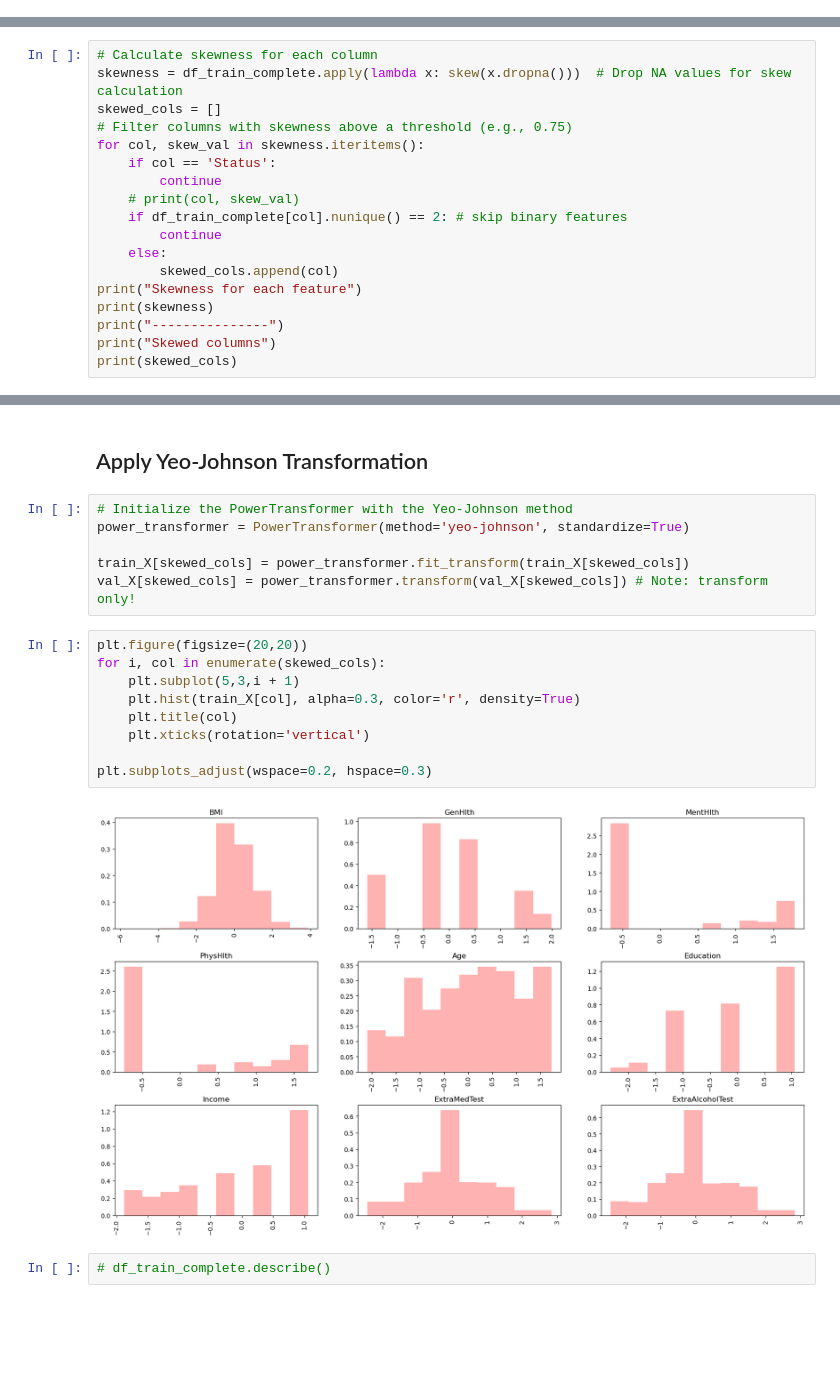
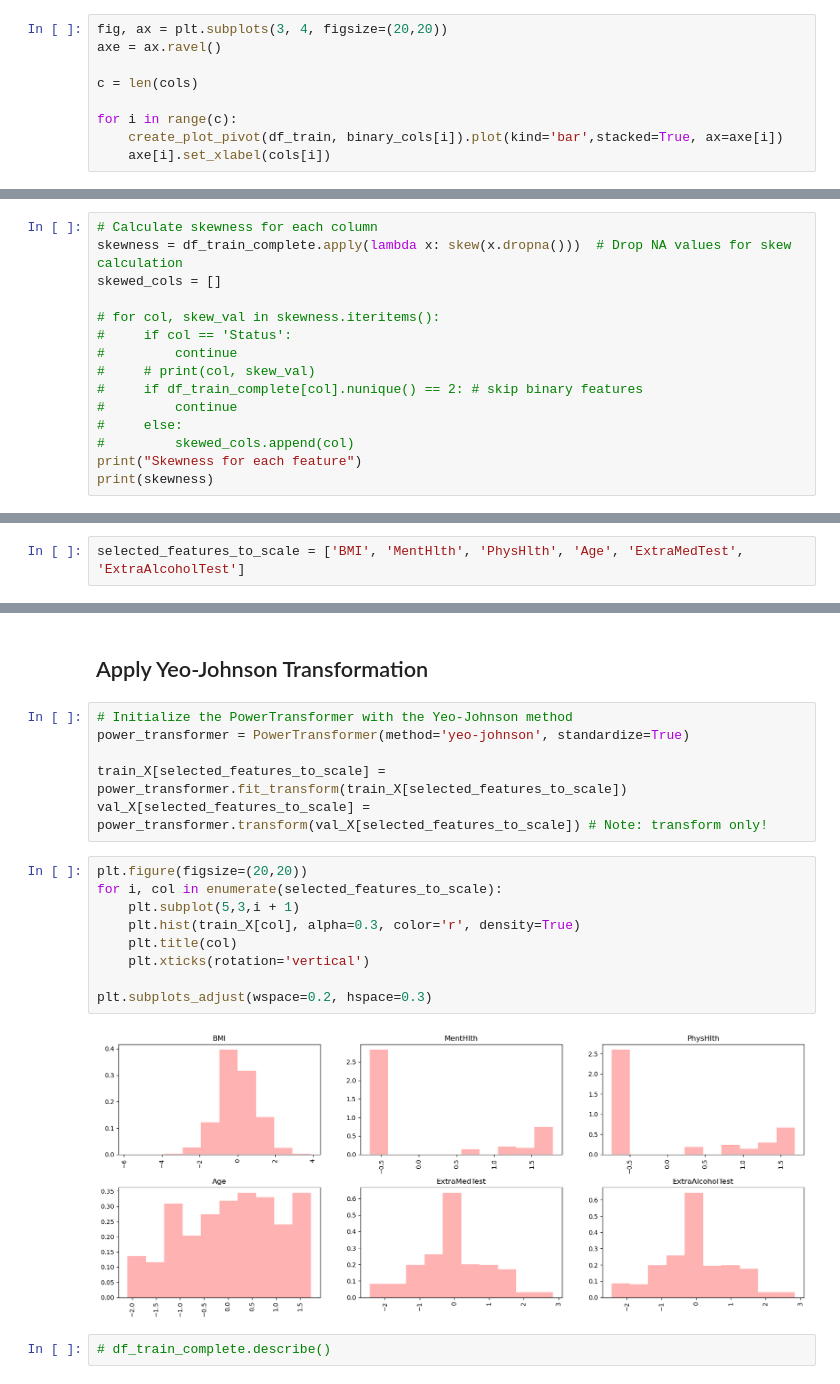
Before and after one commit to kaito274/COSC2753---Assignment1, a Jupyter notebook: main.ipynb, the cells around one changed output, grey strips where cells are left out. Drawn from its saved outputs; the diff is of its cells as text; blank space fills up the shorter version.

```diff
--- a/main.ipynb
+++ b/main.ipynb
@@ -203,0 +224,9 @@ plt.subplots_adjust(wspace=0.2, hspace=0.3)
+# %%
+fig, ax = plt.subplots(3, 4, figsize=(20,20))
+axe = ax.ravel()
+
+c = len(cols)
+
+for i in range(c):
+    create_plot_pivot(df_train, binary_cols[i]).plot(kind='bar',stacked=True, ax=axe[i])
+    axe[i].set_xlabel(cols[i])
@@ -219,20 +250,17 @@ To filter which columns to apply transformation to handle outliers and skewed co
 # Calculate skewness for each column
 skewness = df_train_complete.apply(lambda x: skew(x.dropna()))  # Drop NA values for skew calculation
 skewed_cols = []
-# Filter columns with skewness above a threshold (e.g., 0.75)
-for col, skew_val in skewness.iteritems():
-    if col == 'Status':
-        continue
-    # print(col, skew_val)
-    if df_train_complete[col].nunique() == 2: # skip binary features
-        continue
-    else:
-        skewed_cols.append(col)
+
+# for col, skew_val in skewness.iteritems():
+#     if col == 'Status':
+#         continue
+#     # print(col, skew_val)
+#     if df_train_complete[col].nunique() == 2: # skip binary features
+#         continue
+#     else:
+#         skewed_cols.append(col)
 print("Skewness for each feature")
 print(skewness)
-print("---------------")
-print("Skewed columns")
-print(skewed_cols)
 # %% [output]
 Skewness for each feature
 HighBP                  0.288147
@@ -254,3 +284,5 @@ Skewed columns
+# %%
+selected_features_to_scale = ['BMI', 'MentHlth', 'PhysHlth', 'Age', 'ExtraMedTest', 'ExtraAlcoholTest']
 # %%
 df_X = df_train_complete
 # %% [markdown]
@@ -298,19 +330,19 @@ Name: Status, dtype: int64
 # Initialize the PowerTransformer with the Yeo-Johnson method
 power_transformer = PowerTransformer(method='yeo-johnson', standardize=True)
 
-train_X[skewed_cols] = power_transformer.fit_transform(train_X[skewed_cols])
-val_X[skewed_cols] = power_transformer.transform(val_X[skewed_cols]) # Note: transform only!
+train_X[selected_features_to_scale] = power_transformer.fit_transform(train_X[selected_features_to_scale])
+val_X[selected_features_to_scale] = power_transformer.transform(val_X[selected_features_to_scale]) # Note: transform only!
 # %%
 plt.figure(figsize=(20,20))
-for i, col in enumerate(skewed_cols):
+for i, col in enumerate(selected_features_to_scale):
     plt.subplot(5,3,i + 1)
     plt.hist(train_X[col], alpha=0.3, color='r', density=True)
     plt.title(col)
     plt.xticks(rotation='vertical')
 
 plt.subplots_adjust(wspace=0.2, hspace=0.3)
 # %% [output]
-[figure, old version]
+[figure, new version]
 # %%
 # df_train_complete.describe()
 # %%
```
Also changed, not shown: parts of 81 cells of this notebook, 8 other files.
